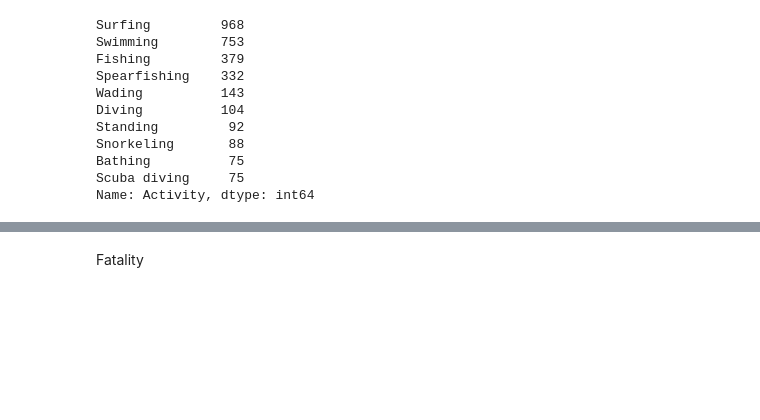
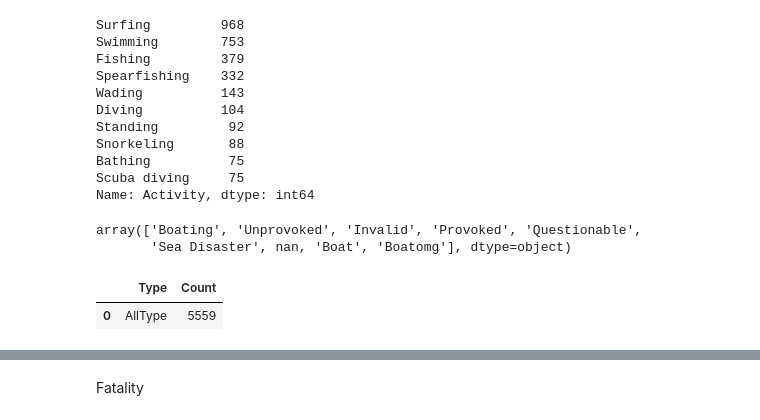
Before and after one commit to Alphambarushimana/Grup_3, a Jupyter notebook: Shark_attacks.ipynb, the cells around one changed output, grey strips where cells are left out. Cells and saved outputs as stored; diff of their text form; code cells hidden in the pictures; blank space fills up the shorter version.

```diff
--- a/Shark_attacks.ipynb
+++ b/Shark_attacks.ipynb
@@ -199,3 +199,18 @@ Snorkeling       88
 Bathing          75
 Scuba diving     75
 Name: Activity, dtype: int64
+# %%
+## TYPE
+data.Type.unique()
+# %% [output]
+array(['Boating', 'Unprovoked', 'Invalid', 'Provoked', 'Questionable',
+       'Sea Disaster', nan, 'Boat', 'Boatomg'], dtype=object)
+# %%
+# Here making only 1 type, ALlType, so not 9 different provoked unprovked ETC.
+
+data.loc[(data['Type'] == 'Boating') | (data['Type'] == 'Boatomg') | (data['Type'] == 'Boat') | (data['Type'] == 'Questionable') | (data['Type'] == 'Sea Disaster') | (data['Type'] == 'Invalid') | (data['Type'] == 'Provoked') | (data['Type'] == 'Unprovoked'), "Type"] = "AllType"
+byType_count = data['Type'].value_counts().reset_index().rename(columns={'Type':'Count','index':'Type'})
+byType_count
+# %% [output]
+|  | Type | Count |
+| 0 | AllType | 5559 |
```
Also changed, not shown: parts of 4 cells of this notebook.
